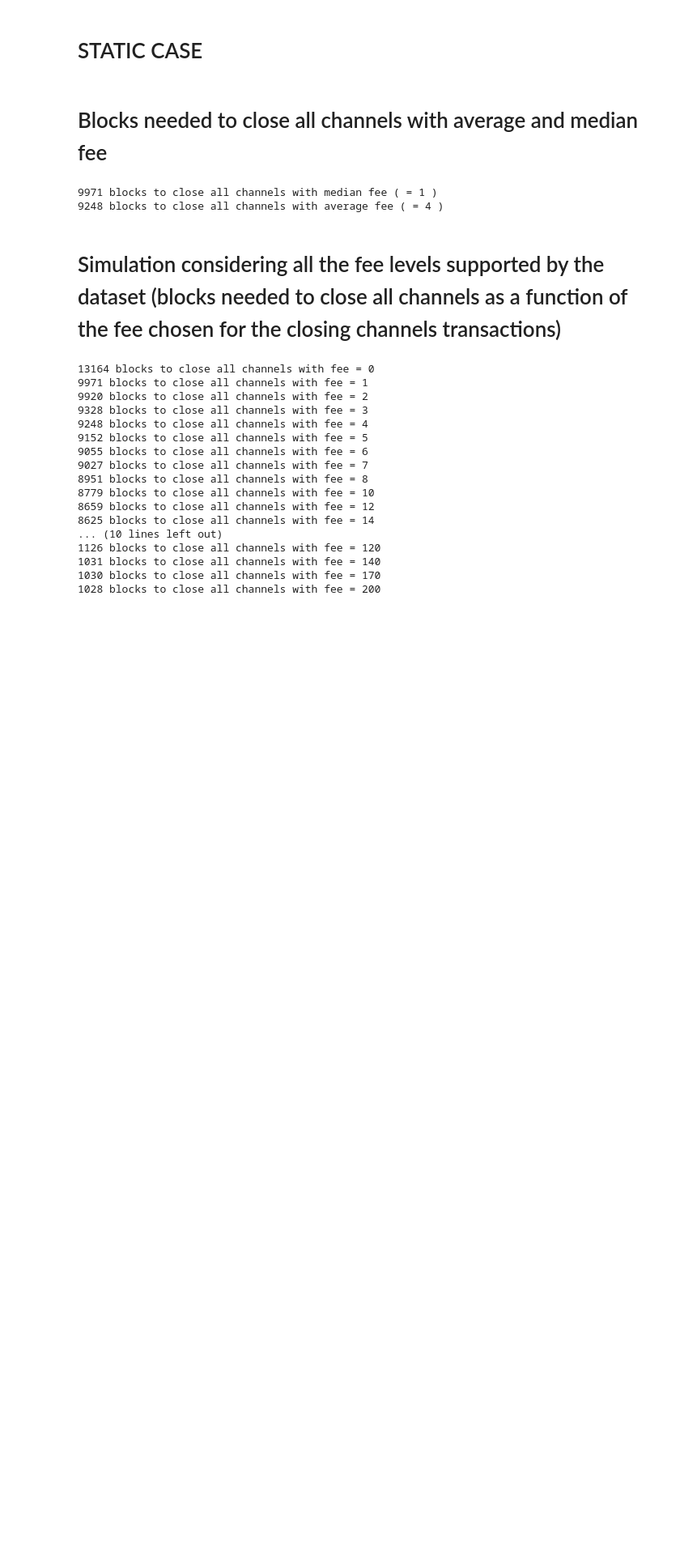
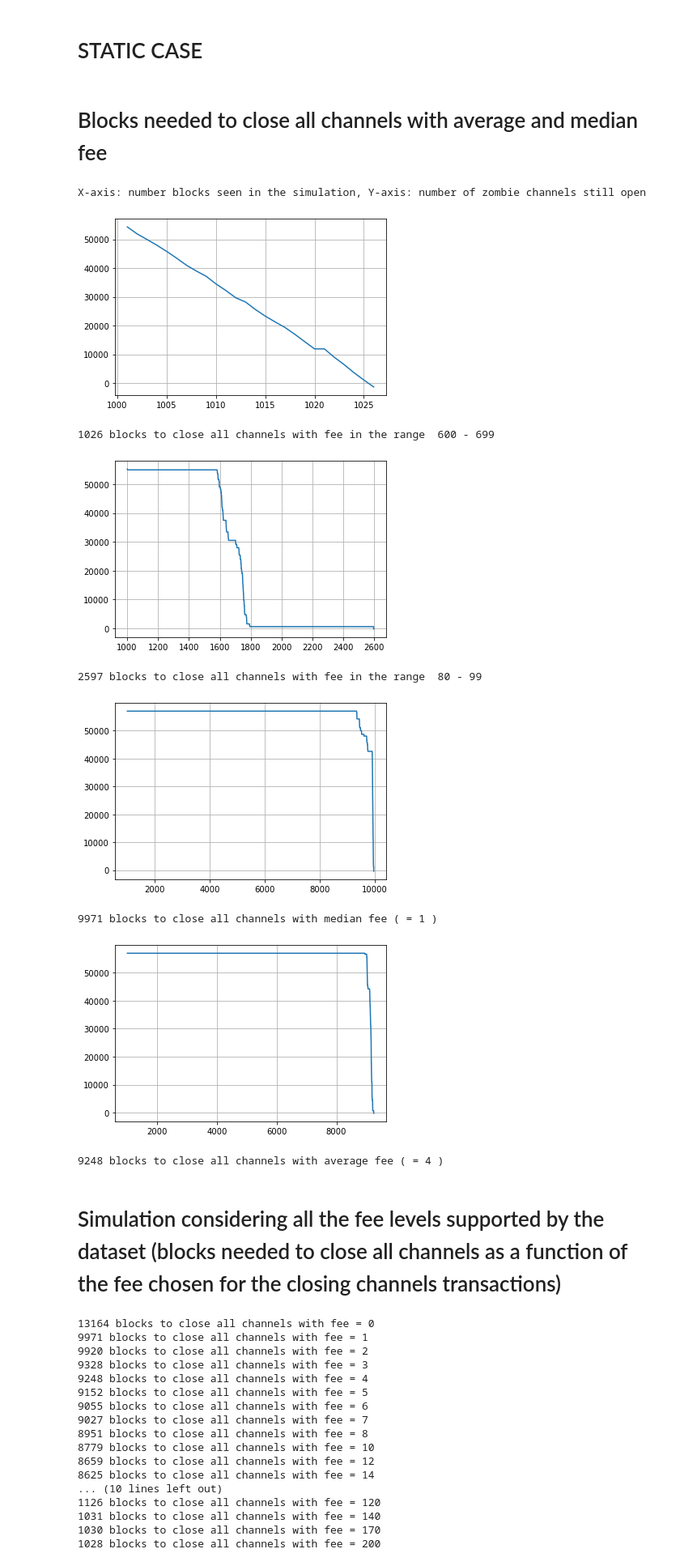
Before and after one commit to CosimoSguanci/Mass-Exit-Attacks-on-LN, a Jupyter notebook: ZombieAttackSimulation.ipynb, the cells around one changed output. Shown at 81% size. Drawn from its saved outputs; the diff is of its cells as text; code cells hidden in the pictures; blank space fills up the shorter version.

```diff
--- a/ZombieAttackSimulation.ipynb
+++ b/ZombieAttackSimulation.ipynb
@@ -61,7 +61,7 @@ PROBLEMATIC_INTERVALS = [[1516728783, 1516729440], [1515943500, 1515944160]]
 
 # if highest_priority == True, then txs are put in the first positions of the queue (used when we are considering a fee level that is greater than the maximum fee level in our dataset: in this case, we
 # want that our transactions are those with the highest priority in the mempool)
-def simulate(mempool_data, blocks_data, first_block_height_of_simulation, fee_index_in_ranges, num_zombie_channels, highest_priority=False, dynamic=False, alpha=0.5, beta=1, step=1):
+def simulate(mempool_data, blocks_data, first_block_height_of_simulation, fee_index_in_ranges, num_zombie_channels, highest_priority=False, dynamic=False, beta=1, step=1, plot_distribution=False):
 
     first_height = blocks_data[0]["height"]
     blocksCounter = 0
@@ -69,6 +69,9 @@ def simulate(mempool_data, blocks_data, first_block_height_of_simulation, fee_in
     last_tx_count_per_fee_level = None
     initial_tx_with_same_fee = 0 # Number of transactions with the same fee as the closing channel txs, at the begniinning of the simulation
     current_fee = fee_ranges[fee_index_in_ranges]
+
+    plot_blocks = []
+    plot_remaining_zombie_channels = []
 
     if not highest_priority:
         initial_tx_with_same_fee = mempool_data[0][1][fee_index_in_ranges]
@@ -136,10 +139,21 @@ def simulate(mempool_data, blocks_data, first_block_height_of_simulation, fee_in
                     fee_index_in_ranges = find_index_of_fee_in_ranges(new_fee)
                     current_fee = new_fee
 
+                if(plot_distribution):
+                    plot_blocks.append(LN_CLOSING_CHANNEL_DELAY + blocksCounter)
+                    plot_remaining_zombie_channels.append(num_zombie_channels)
+
             last_total_tx_count = total_tx_count
             last_tx_count_per_fee_level = tx_count_per_fee_level
 
         if(num_zombie_channels <= 0):
+
+            if(plot_distribution):
+                fig, ax = plt.subplots()
+                ax.grid(True)
+                plt.plot(plot_blocks, plot_remaining_zombie_channels)
+                plt.show()
+
             return blocksCounter
 
     return None
@@ -208,19 +222,37 @@ def get_average_index_fee(first_snapshot): # TODO should consider 0 in `fee_rang
 # %%
 fee_ranges = [0, 1, 2, 3, 4, 5, 6, 7, 8, 10, 12, 14, 17, 20, 25, 30, 40, 50, 60, 70, 80, 100, 120, 140, 170, 200, 250, 300, 400, 500, 600, 700, 800, 1000, 1200, 1400, 1700, 2000, 2500, 3000, 4000, 5000, 6000, 7000, 8000, 10000 ]
 
 median_index = get_median_index_fee(mempool_data[0])
 average_index = get_average_index_fee(mempool_data[0])
 
 # Our mempool data first snapshot is on Dec 6 at 06:39 (timestamp 1512563944), therefore the first block that we will encounter will be
 # the block at height 497928 (https://www.blockchain.com/btc/block/497928)
-blocks_to_close_all_channels_with_median_fee = LN_CLOSING_CHANNEL_DELAY + simulate(mempool_data, blocks_data, 497928, median_index, INITIAL_NUM_ZOMBIE_CHANNELS)
-blocks_to_close_all_channels_with_avg_fee = LN_CLOSING_CHANNEL_DELAY + simulate(mempool_data, blocks_data, 497928, average_index, INITIAL_NUM_ZOMBIE_CHANNELS)
 
+print("X-axis: number blocks seen in the simulation, Y-axis: number of zombie channels still open")
+
+fee_index = 30
+needed_blocks = LN_CLOSING_CHANNEL_DELAY + simulate(mempool_data, blocks_data, 497928, fee_index, INITIAL_NUM_ZOMBIE_CHANNELS, plot_distribution=True)
+print(needed_blocks, "blocks to close all channels with fee in the range ", fee_ranges[fee_index], "-", fee_ranges[fee_index + 1] - 1)
+
+fee_index = 20
+needed_blocks = LN_CLOSING_CHANNEL_DELAY + simulate(mempool_data, blocks_data, 497928, fee_index, INITIAL_NUM_ZOMBIE_CHANNELS, plot_distribution=True)
+print(needed_blocks, "blocks to close all channels with fee in the range ", fee_ranges[fee_index], "-", fee_ranges[fee_index + 1] - 1)
+
+blocks_to_close_all_channels_with_median_fee = LN_CLOSING_CHANNEL_DELAY + simulate(mempool_data, blocks_data, 497928, median_index, INITIAL_NUM_ZOMBIE_CHANNELS, plot_distribution=True)
 print(blocks_to_close_all_channels_with_median_fee, "blocks to close all channels with median fee ( =", fee_ranges[median_index], ")")
+
+blocks_to_close_all_channels_with_avg_fee = LN_CLOSING_CHANNEL_DELAY + simulate(mempool_data, blocks_data, 497928, average_index, INITIAL_NUM_ZOMBIE_CHANNELS, plot_distribution=True)
 print(blocks_to_close_all_channels_with_avg_fee, "blocks to close all channels with average fee ( =", fee_ranges[average_index], ")")
 # %% [output]
-9971 blocks to close all channels with median fee ( = 1 )
-9248 blocks to close all channels with average fee ( = 4 )
+X-axis: number blocks seen in the simulation, Y-axis: number of zombie channels still open
+[figure, added]
+1026 blocks to close all channels with fee in the range  600 - 699
+[figure, added]
+2597 blocks to close all channels with fee in the range  80 - 99
+[figure, added]
+9971 blocks to close all channels with median fee ( = 1 )
+[figure, added]
+9248 blocks to close all channels with average fee ( = 4 )
 # %% [markdown]
 # Simulation considering all the fee levels supported by the dataset (blocks needed to close all channels as a function of the fee chosen for the closing channels transactions)
 # %%
```
Also changed, not shown: parts of 1 cell of this notebook.
